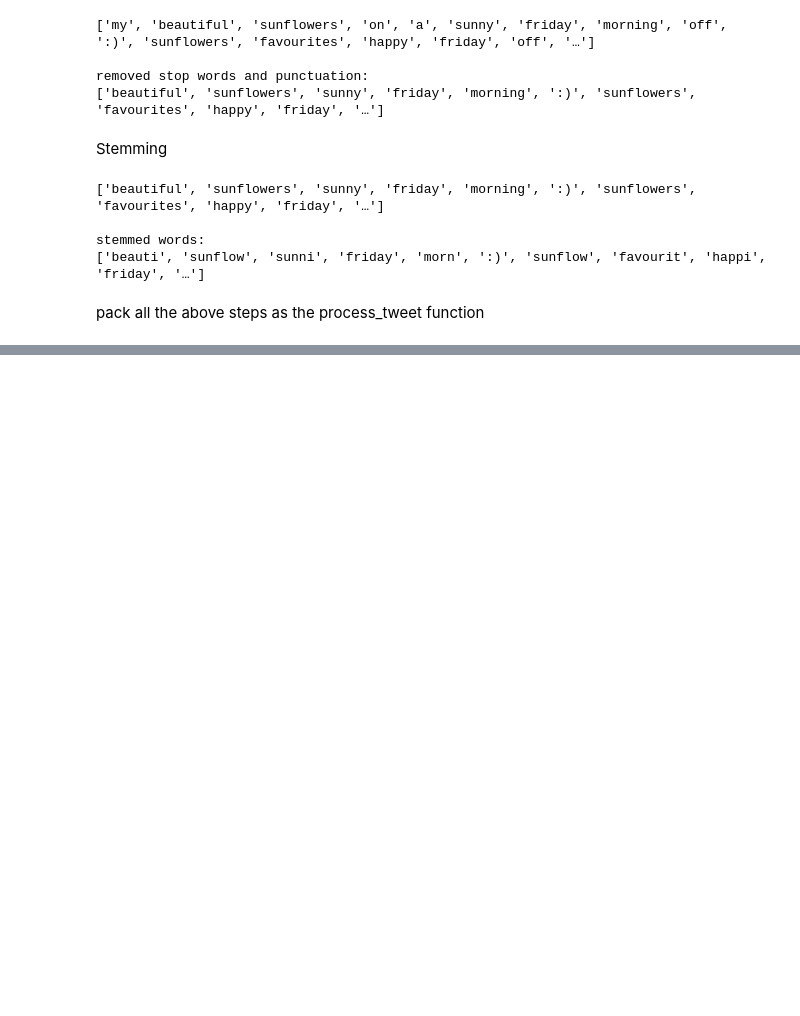
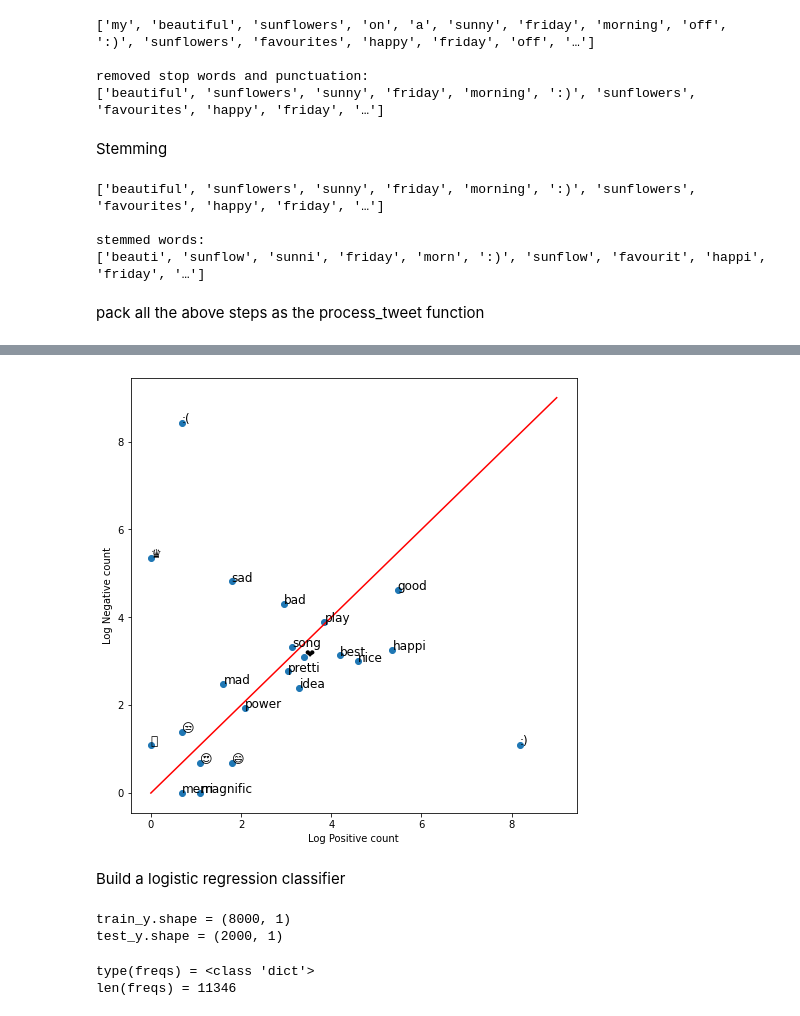
Before and after one commit to StanleyLiangYork/NLP_deepLearning, a Jupyter notebook: NLTK_tool.ipynb, the cells around one changed output, grey strips where cells are left out. Saved outputs shown, nothing was run; the diff lists cells and outputs as text; code cells hidden in the pictures; blank space fills up the shorter version.

```diff
--- a/NLTK_tool.ipynb
+++ b/NLTK_tool.ipynb
@@ -226,7 +235,7 @@ def process_tweet(tweet):
 def build_freqs(tweets, ys):
     """Build frequencies.
     Input:
-        tweets: a list of tweets
+        tweets: a list of tweets with m rows
         ys: an m x 1 array with the sentiment label of each tweet
             (either 0 or 1)
     Output:
@@ -252,0 +279,9 @@ def build_freqs(tweets, ys):
+# %%
+# create frequency dictionary
+freqs = build_freqs(tweets, labels)
+
+# check data type
+print(f'type(freqs) = {type(freqs)}')
+
+# check length of the dictionary
+print(f'len(freqs) = {len(freqs)}')
@@ -252,0 +291,8 @@ def build_freqs(tweets, ys):
+# %%
+i = 0
+for k, v in freqs.items():
+  if i<10:
+    print(f'key={k}, value={v}')
+  else:
+    break
+  i +=1
@@ -252,0 +357,26 @@ def build_freqs(tweets, ys):
+# %%
+fig, ax = plt.subplots(figsize = (8, 8))
+
+# convert positive raw counts to logarithmic scale. we add 1 to avoid log(0)
+x = np.log([x[1] + 1 for x in data])
+
+# do the same for the negative counts
+y = np.log([x[2] + 1 for x in data])
+
+# Plot a dot for each pair of words
+ax.scatter(x, y)
+
+# assign axis labels
+plt.xlabel("Log Positive count")
+plt.ylabel("Log Negative count")
+
+# Add the word as the label at the same position as you added the points just before
+for i in range(0, len(data)):
+    ax.annotate(data[i][0], (x[i], y[i]), fontsize=12)
+
+ax.plot([0, 9], [0, 9], color = 'red') # Plot the red line that divides the 2 areas.
+plt.show()
+# %% [output]
+[figure, added]
+# %% [markdown]
+Build a logistic regression classifier
@@ -252,0 +401,17 @@ def build_freqs(tweets, ys):
+# %%
+# Print the shape train and test sets
+print("train_y.shape = " + str(train_y.shape))
+print("test_y.shape = " + str(test_y.shape))
+# %% [output]
+train_y.shape = (8000, 1)
+test_y.shape = (2000, 1)
+# %%
+# create frequency dictionary
+freqs = build_freqs(train_x, train_y)
+
+# check the output
+print("type(freqs) = " + str(type(freqs)))
+print("len(freqs) = " + str(len(freqs.keys())))
+# %% [output]
+type(freqs) = <class 'dict'>
+len(freqs) = 11346
```
Also changed, not shown: parts of 41 cells of this notebook.
